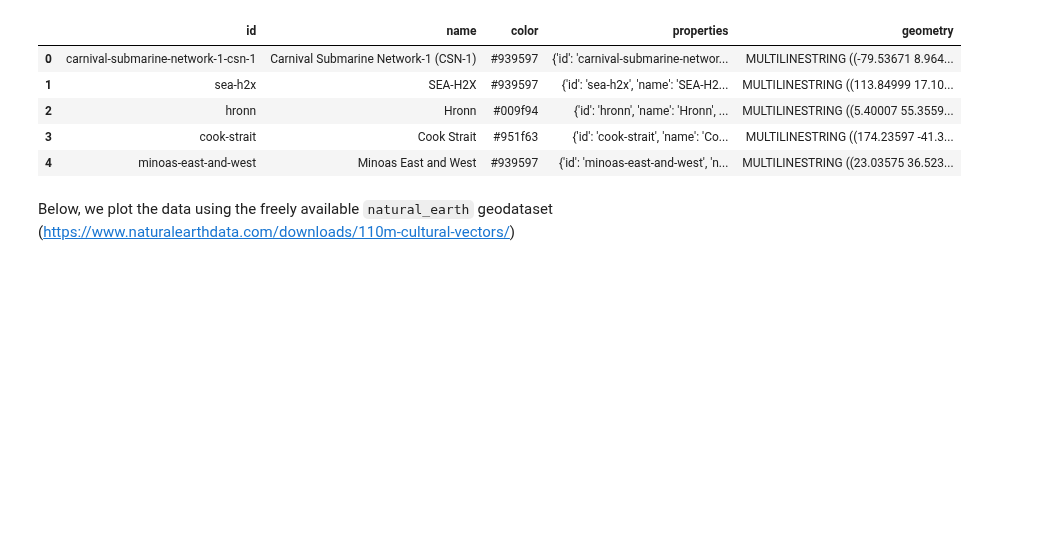
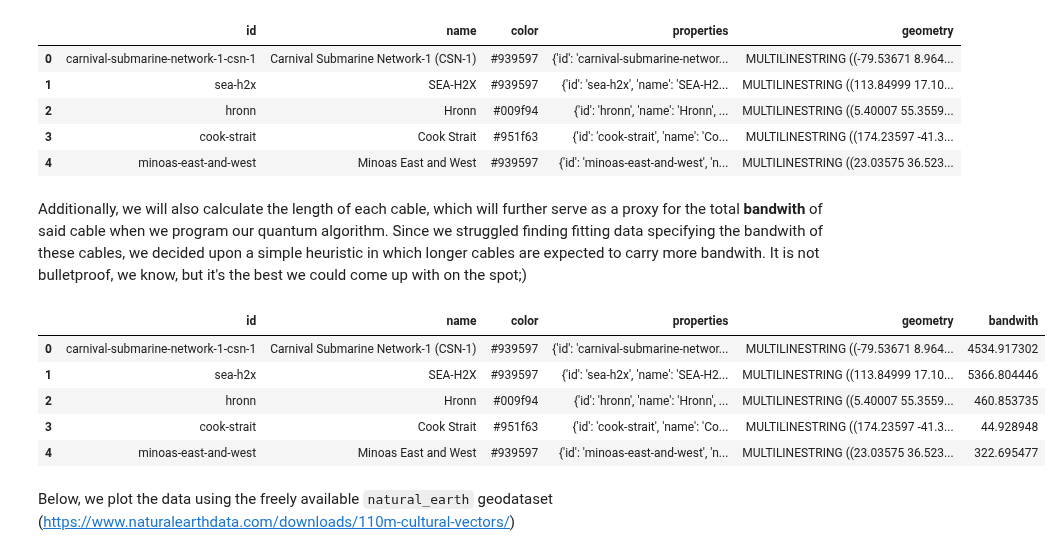
Before and after one commit to kovy21/qc-dsai, a Jupyter notebook: notebooks/1-data-preparation.ipynb, the cells around one changed output. Cells and saved outputs as stored; diff of their text form; code cells hidden in the pictures; blank space fills up the shorter version.

```diff
--- a/notebooks/1-data-preparation.ipynb
+++ b/notebooks/1-data-preparation.ipynb
@@ -62,6 +62,20 @@ gdf_undersea.head()
 | 2 | hronn | Hronn | #009f94 | {'id': 'hronn', 'name': 'Hronn', ... | MULTILINESTRING ((5.40007 55.3559... |
 | 3 | cook-strait | Cook Strait | #951f63 | {'id': 'cook-strait', 'name': 'Co... | MULTILINESTRING ((174.23597 -41.3... |
 | 4 | minoas-east-and-west | Minoas East and West | #939597 | {'id': 'minoas-east-and-west', 'n... | MULTILINESTRING ((23.03575 36.523... |
+# %% [markdown]
+Additionally, we will also calculate the length of each cable, which will further serve as a proxy for the total **bandwith** of said cable when we program our quantum algorithm. Since we struggled finding fitting data specifying the bandwith of these cables, we decided upon a simple heuristic in which longer cables are expected to carry more bandwith. It is not bulletproof, we know, but it's the best we could come up with on the spot;)
+# %%
+gdf_undersea_measurement = gdf_undersea.copy(deep=False)
+gdf_undersea_measurement = gdf_undersea_measurement.to_crs(3857)  # Set CRS to EPSG:3857 for measurement
+gdf_undersea["bandwith"] = gdf_undersea_measurement["geometry"].apply(lambda x: x.length / 1000)  # Length in km
+gdf_undersea.head()
+# %% [output]
+|  | id | name | color | properties | geometry | bandwith |
+| 0 | carnival-submarine-network-1-csn-1 | Carnival Submarine Network-1 (CSN-1) | #939597 | {'id': 'carnival-submarine-networ... | MULTILINESTRING ((-79.53671 8.964... | 4534.917302 |
+| 1 | sea-h2x | SEA-H2X | #939597 | {'id': 'sea-h2x', 'name': 'SEA-H2... | MULTILINESTRING ((113.84999 17.10... | 5366.804446 |
+| 2 | hronn | Hronn | #009f94 | {'id': 'hronn', 'name': 'Hronn', ... | MULTILINESTRING ((5.40007 55.3559... | 460.853735 |
+| 3 | cook-strait | Cook Strait | #951f63 | {'id': 'cook-strait', 'name': 'Co... | MULTILINESTRING ((174.23597 -41.3... | 44.928948 |
+| 4 | minoas-east-and-west | Minoas East and West | #939597 | {'id': 'minoas-east-and-west', 'n... | MULTILINESTRING ((23.03575 36.523... | 322.695477 |
 # %% [markdown]
 Below, we plot the data using the freely available `natural_earth` geodataset (https://www.naturalearthdata.com/downloads/110m-cultural-vectors/)
 # %%
```
Also changed, not shown: parts of 6 cells of this notebook, 3 other files.
